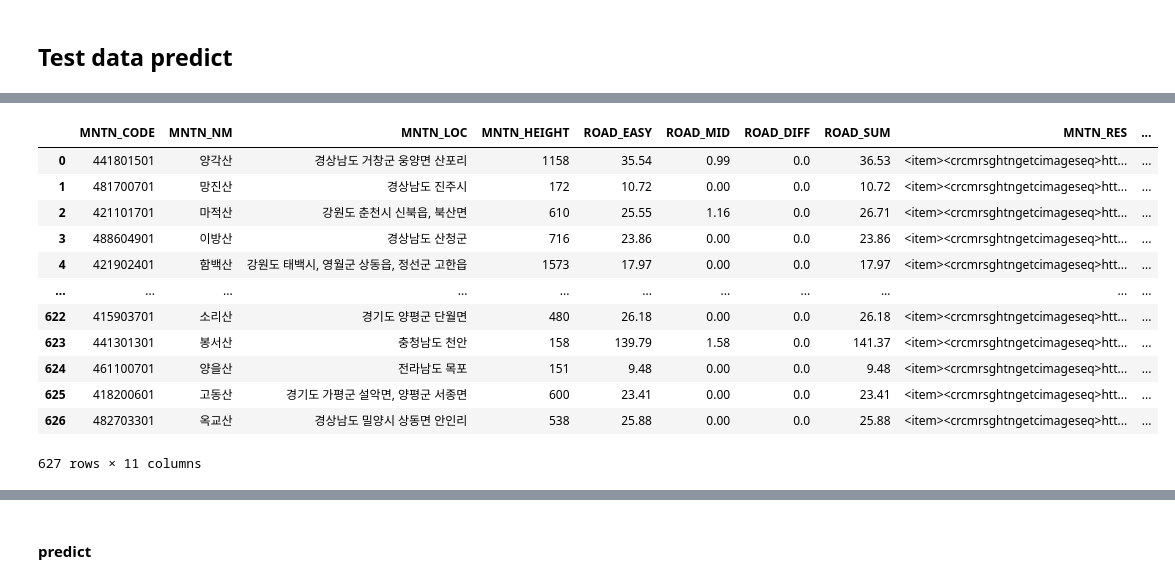
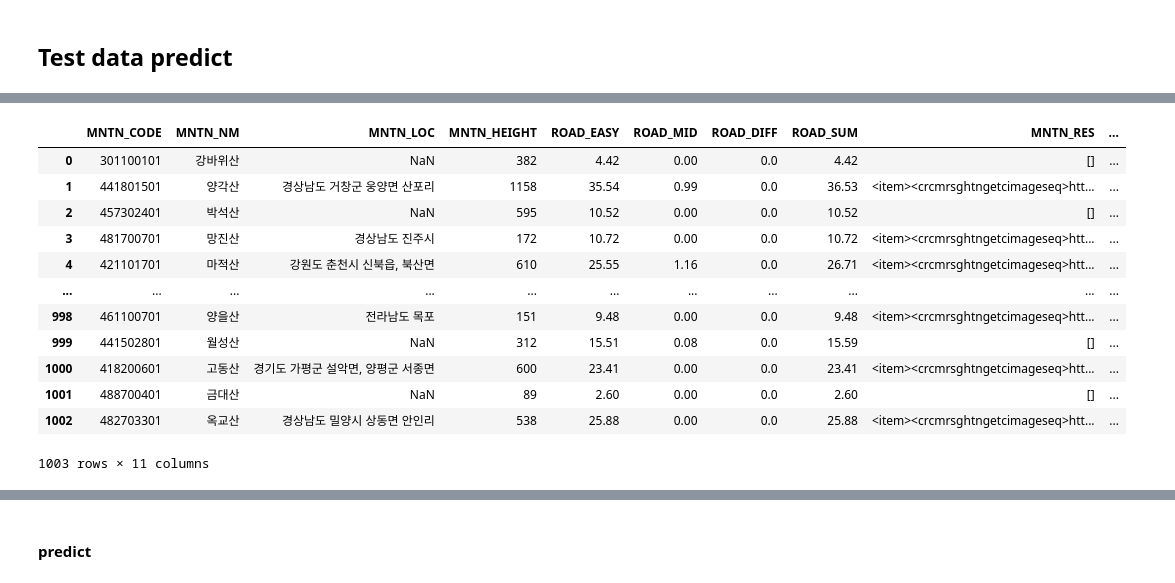
Before and after one commit to YSdoubleM/Passion_Mountain, a Jupyter notebook: Proj_modeling3.ipynb, the cells around one changed output, grey strips where cells are left out. Saved outputs shown, nothing was run; the diff lists cells and outputs as text; code cells hidden in the pictures.

Commit message:
Proj modeling

```diff
--- a/Proj_modeling3.ipynb
+++ b/Proj_modeling3.ipynb
@@ -6,11 +29,6 @@ import matplotlib.pyplot as plt
 # %%
-GMT = pd.read_csv('../data/Proj/UseData/Unique_MTs_sim.csv')
-BMT = pd.read_csv('../data/Proj/UseData/Unique_BMTs_sim.csv')
-list_100 = pd.read_csv('../data/Proj/UseData/100_name_list.csv')
-plus_100 = pd.read_csv('../data/Proj/UseData/100_plus_list.csv')
-
-GMT.drop(columns = ['Unnamed: 0'], axis=1, inplace=True)
-BMT.drop(columns = ['Unnamed: 0'], axis=1, inplace=True)
+GMT.drop(columns = ['Unnamed: 0', 'Unnamed: 0.1'], axis=1, inplace=True)
+BMT.drop(columns = ['Unnamed: 0', 'Unnamed: 0.1'], axis=1, inplace=True)
 list_100.drop(columns = ['Unnamed: 0'], axis=1, inplace=True)
 # %%
 GMT = GMT[GMT['MNTN_HEIGHT'] > 0]
@@ -62,6 +81,6 @@ memory usage: 10.4+ KB
 # %%
 cnt = 0
-for i in range(703):
+for i in range(len(GMT)):
     if GMT.iloc[i]['MNTN_NM'] in list(plus_100['name']):
         cnt += 1
 cnt
@@ -77,6 +96,6 @@ mntn_nm = pd.read_csv('../data/Proj/MT_rname.csv')
 # %%
 GMT_100 = pd.DataFrame(columns = column)
 # %%
-for i in range(703):
+for i in range(len(GMT)):
     if GMT.iloc[i,1] in goodmn:
         GMT_100 = GMT_100.append(pd.DataFrame([list(GMT.iloc[i].values)], columns = column), ignore_index=True)
@@ -86,4 +119,0 @@ BMT['label'] = 0
-# %%
-for i in range(111):
-    if BMT.iloc[i,1] == '깃대봉':
-        print(i)
@@ -465,24 +528,24 @@ temp
 MT_tt = pd.DataFrame(columns = GMT.columns)
 # %%
 idx_lt = []
-for i in range(703):
+for i in range(len(temp)):
     if temp.iloc[i]['MNTN_NM'] in mn:
         continue
     else:
         MT_tt = MT_tt.append(pd.DataFrame([list(temp.iloc[i])], columns = GMT.columns), ignore_index=True)
 MT_tt
 # %% [output]
 |  | MNTN_CODE | MNTN_NM | MNTN_LOC | MNTN_HEIGHT | ROAD_EASY | ROAD_MID | ROAD_DIFF | ROAD_SUM | MNTN_RES | ... |
-| 0 | 441801501 | 양각산 | 경상남도 거창군 웅양면 산포리 | 1158 | 35.54 | 0.99 | 0.0 | 36.53 | <item><crcmrsghtngetcimageseq>htt... | ... |
-| 1 | 481700701 | 망진산 | 경상남도 진주시 | 172 | 10.72 | 0.00 | 0.0 | 10.72 | <item><crcmrsghtngetcimageseq>htt... | ... |
-| 2 | 421101701 | 마적산 | 강원도 춘천시 신북읍, 북산면 | 610 | 25.55 | 1.16 | 0.0 | 26.71 | <item><crcmrsghtngetcimageseq>htt... | ... |
-| 3 | 488604901 | 이방산 | 경상남도 산청군 | 716 | 23.86 | 0.00 | 0.0 | 23.86 | <item><crcmrsghtngetcimageseq>htt... | ... |
-| 4 | 421902401 | 함백산 | 강원도 태백시, 영월군 상동읍, 정선군 고한읍 | 1573 | 17.97 | 0.00 | 0.0 | 17.97 | <item><crcmrsghtngetcimageseq>htt... | ... |
+| 0 | 301100101 | 강바위산 | NaN | 382 | 4.42 | 0.00 | 0.0 | 4.42 | [] | ... |
+| 1 | 441801501 | 양각산 | 경상남도 거창군 웅양면 산포리 | 1158 | 35.54 | 0.99 | 0.0 | 36.53 | <item><crcmrsghtngetcimageseq>htt... | ... |
+| 2 | 457302401 | 박석산 | NaN | 595 | 10.52 | 0.00 | 0.0 | 10.52 | [] | ... |
+| 3 | 481700701 | 망진산 | 경상남도 진주시 | 172 | 10.72 | 0.00 | 0.0 | 10.72 | <item><crcmrsghtngetcimageseq>htt... | ... |
+| 4 | 421101701 | 마적산 | 강원도 춘천시 신북읍, 북산면 | 610 | 25.55 | 1.16 | 0.0 | 26.71 | <item><crcmrsghtngetcimageseq>htt... | ... |
 | ... | ... | ... | ... | ... | ... | ... | ... | ... | ... | ... |
-| 622 | 415903701 | 소리산 | 경기도 양평군 단월면 | 480 | 26.18 | 0.00 | 0.0 | 26.18 | <item><crcmrsghtngetcimageseq>htt... | ... |
-| 623 | 441301301 | 봉서산 | 충청남도 천안 | 158 | 139.79 | 1.58 | 0.0 | 141.37 | <item><crcmrsghtngetcimageseq>htt... | ... |
-| 624 | 461100701 | 양을산 | 전라남도 목포 | 151 | 9.48 | 0.00 | 0.0 | 9.48 | <item><crcmrsghtngetcimageseq>htt... | ... |
-| 625 | 418200601 | 고동산 | 경기도 가평군 설악면, 양평군 서종면 | 600 | 23.41 | 0.00 | 0.0 | 23.41 | <item><crcmrsghtngetcimageseq>htt... | ... |
-| 626 | 482703301 | 옥교산 | 경상남도 밀양시 상동면 안인리 | 538 | 25.88 | 0.00 | 0.0 | 25.88 | <item><crcmrsghtngetcimageseq>htt... | ... |
+| 998 | 461100701 | 양을산 | 전라남도 목포 | 151 | 9.48 | 0.00 | 0.0 | 9.48 | <item><crcmrsghtngetcimageseq>htt... | ... |
+| 999 | 441502801 | 월성산 | NaN | 312 | 15.51 | 0.08 | 0.0 | 15.59 | [] | ... |
+| 1000 | 418200601 | 고동산 | 경기도 가평군 설악면, 양평군 서종면 | 600 | 23.41 | 0.00 | 0.0 | 23.41 | <item><crcmrsghtngetcimageseq>htt... | ... |
+| 1001 | 488700401 | 금대산 | NaN | 89 | 2.60 | 0.00 | 0.0 | 2.60 | [] | ... |
+| 1002 | 482703301 | 옥교산 | 경상남도 밀양시 상동면 안인리 | 538 | 25.88 | 0.00 | 0.0 | 25.88 | <item><crcmrsghtngetcimageseq>htt... | ... |
-627 rows × 11 columns
+1003 rows × 11 columns
 # %%
```
Also changed, not shown: parts of 53 cells of this notebook.
